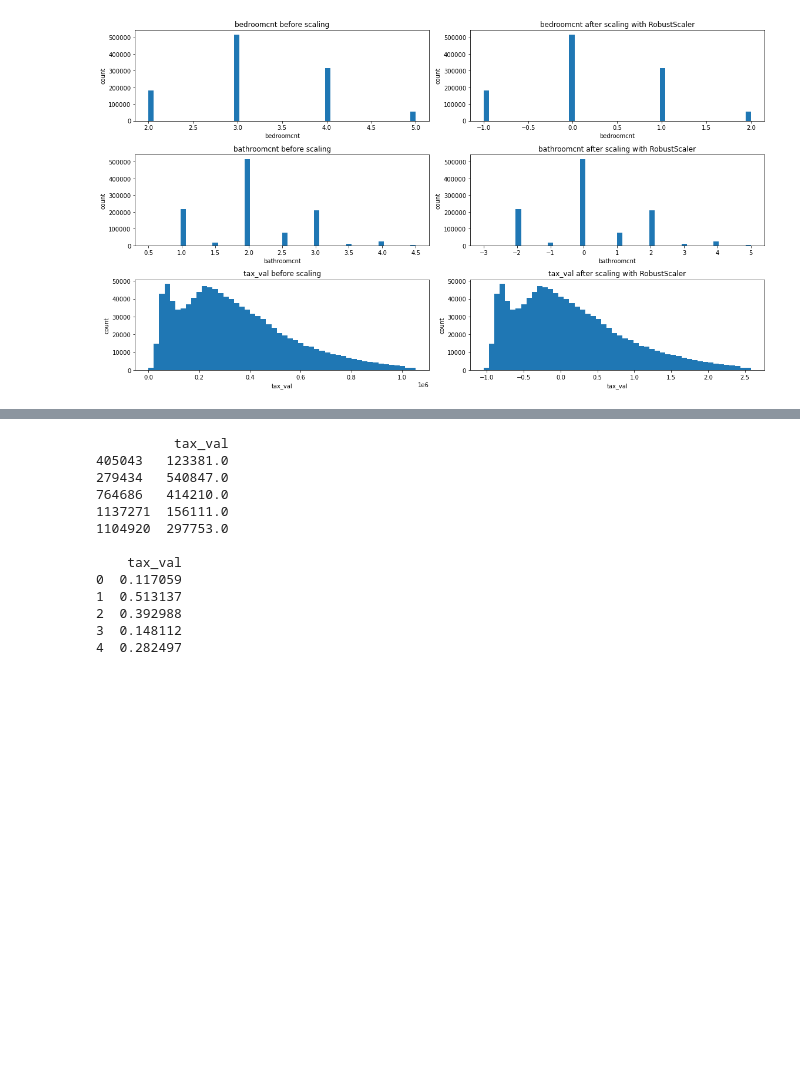
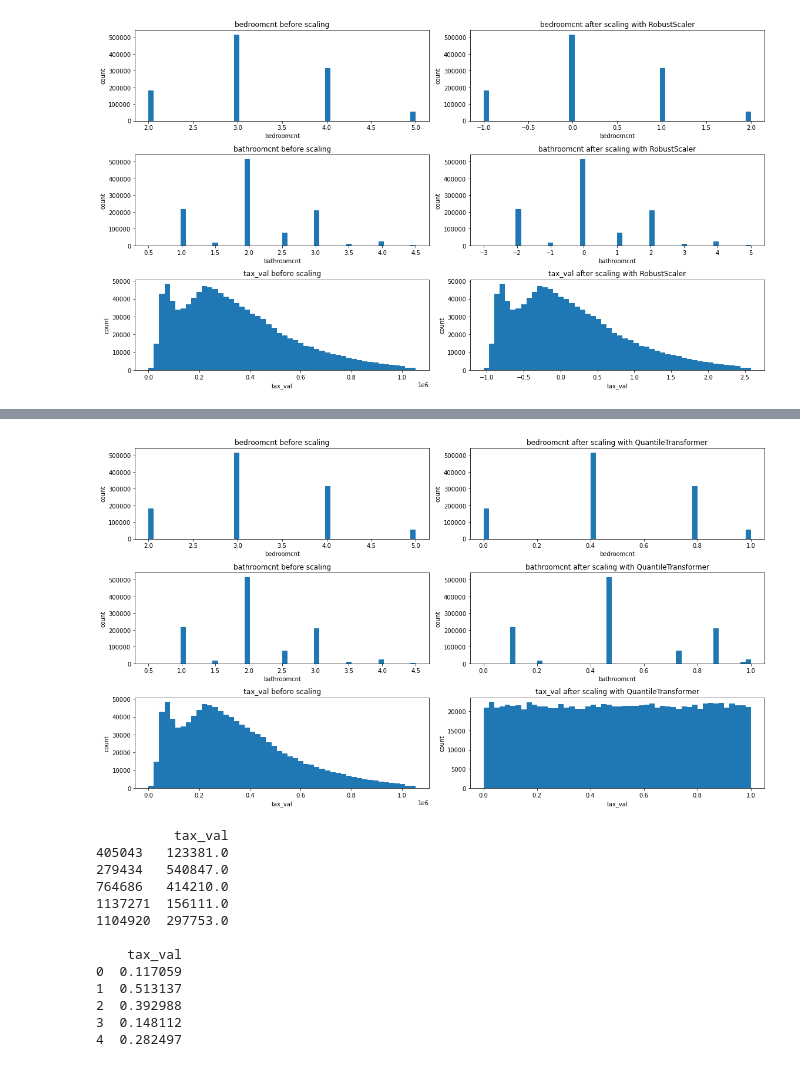
Before and after one commit to Peter-N-Chavez/regression_exercises, a Jupyter notebook: scaling.ipynb, the cells around one changed output, grey strips where cells are left out. Cells and saved outputs as stored; diff of their text form; code cells hidden in the pictures; blank space fills up the shorter version.

```diff
--- a/scaling.ipynb
+++ b/scaling.ipynb
@@ -76,3 +83,10 @@ visualize_scaler(scaler=RobustScaler(), df=train, columns_to_scale=columns_to_sc
+# %%
+visualize_scaler(scaler=QuantileTransformer(),
+                 df=train,
+                 columns_to_scale=columns_to_scale,
+                 bins=50)
+# %% [output]
+[figure, added]
 # %%
 scaler = MinMaxScaler()
 mask = ["tax_val"]
```
Also changed, not shown: parts of 4 cells of this notebook, 1 other file.
